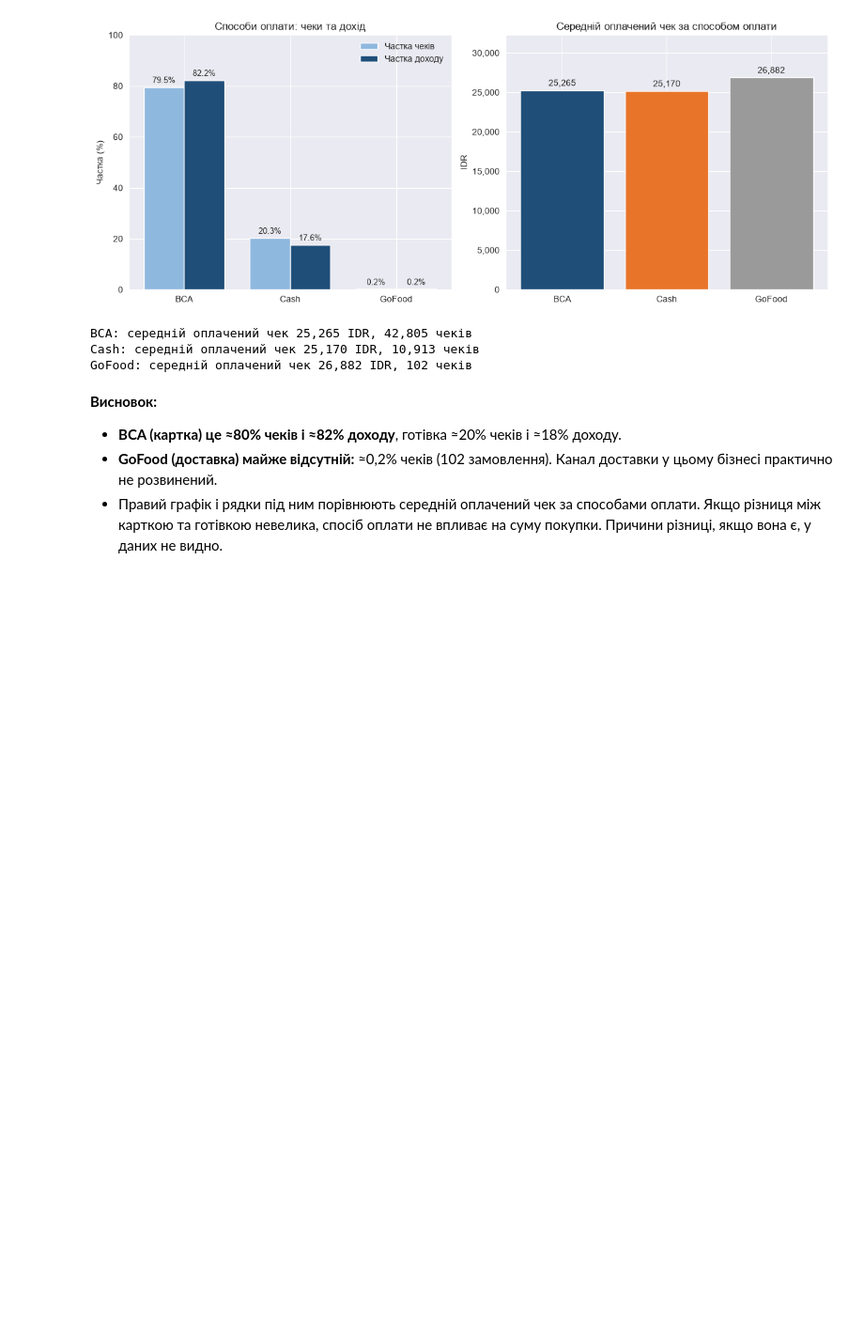
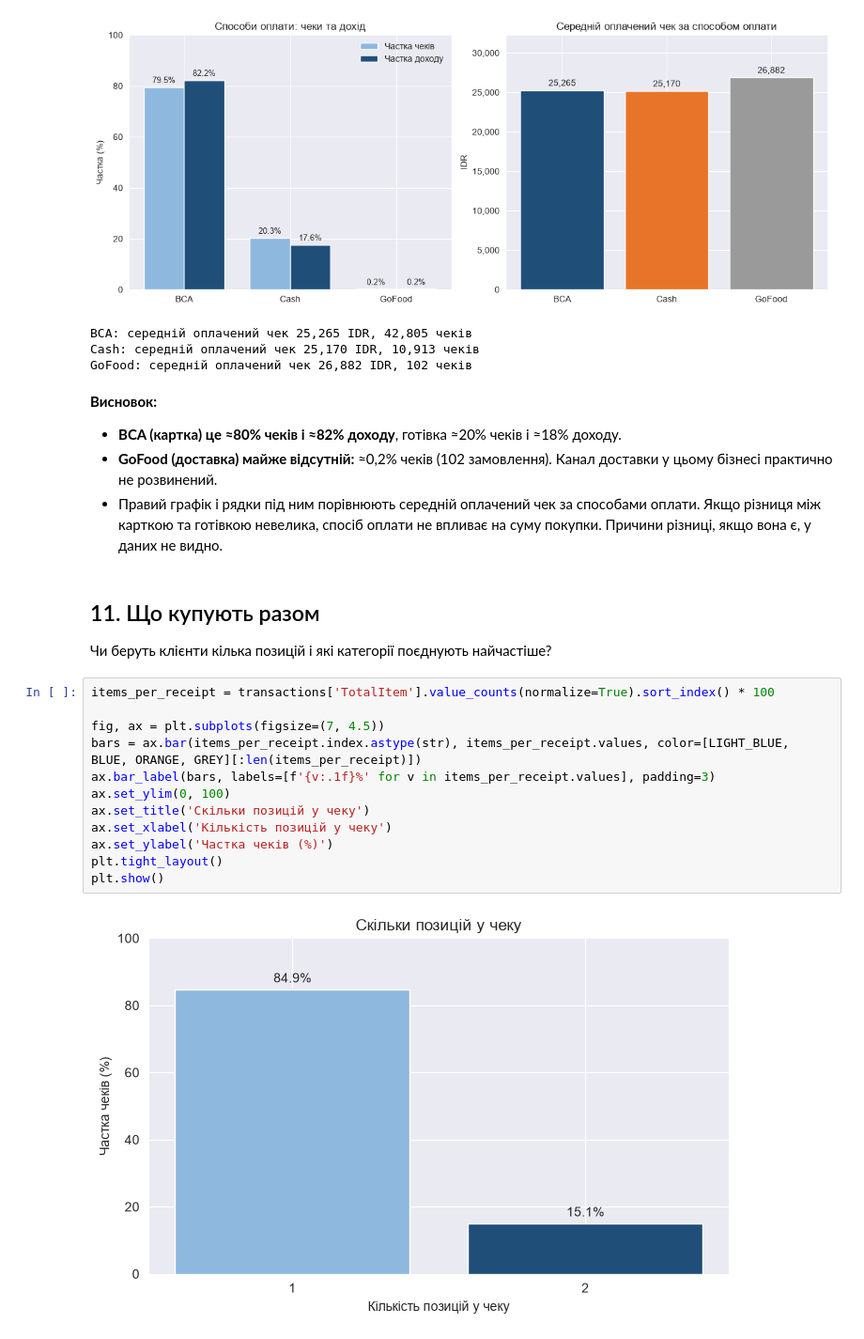
Before and after one commit to Chuchman-Dima/FB-Sales-Revenue-Analytics, a Jupyter notebook: notebook/notebook.ipynb, the cells around one changed output. Shown at 94% size. Saved outputs shown, nothing was run; the diff lists cells and outputs as text; blank space fills up the shorter version.

```diff
--- a/notebook/notebook.ipynb
+++ b/notebook/notebook.ipynb
@@ -621,3 +621,20 @@ GoFood: середній оплачений чек 26,882 IDR, 102 чеків
 - **BCA (картка) це ≈80% чеків і ≈82% доходу**, готівка ≈20% чеків і ≈18% доходу.
 - **GoFood (доставка) майже відсутній:** ≈0,2% чеків (102 замовлення). Канал доставки у цьому бізнесі практично не розвинений.
 - Правий графік і рядки під ним порівнюють середній оплачений чек за способами оплати. Якщо різниця між карткою та готівкою невелика, спосіб оплати не впливає на суму покупки. Причини різниці, якщо вона є, у даних не видно.
+# %% [markdown]
+## 11. Що купують разом
+Чи беруть клієнти кілька позицій і які категорії поєднують найчастіше?
+# %%
+items_per_receipt = transactions['TotalItem'].value_counts(normalize=True).sort_index() * 100
+
+fig, ax = plt.subplots(figsize=(7, 4.5))
+bars = ax.bar(items_per_receipt.index.astype(str), items_per_receipt.values, color=[LIGHT_BLUE, BLUE, ORANGE, GREY][:len(items_per_receipt)])
+ax.bar_label(bars, labels=[f'{v:.1f}%' for v in items_per_receipt.values], padding=3)
+ax.set_ylim(0, 100)
+ax.set_title('Скільки позицій у чеку')
+ax.set_xlabel('Кількість позицій у чеку')
+ax.set_ylabel('Частка чеків (%)')
+plt.tight_layout()
+plt.show()
+# %% [output]
+[figure, added]
```
Also changed, not shown: parts of 2 cells of this notebook.
